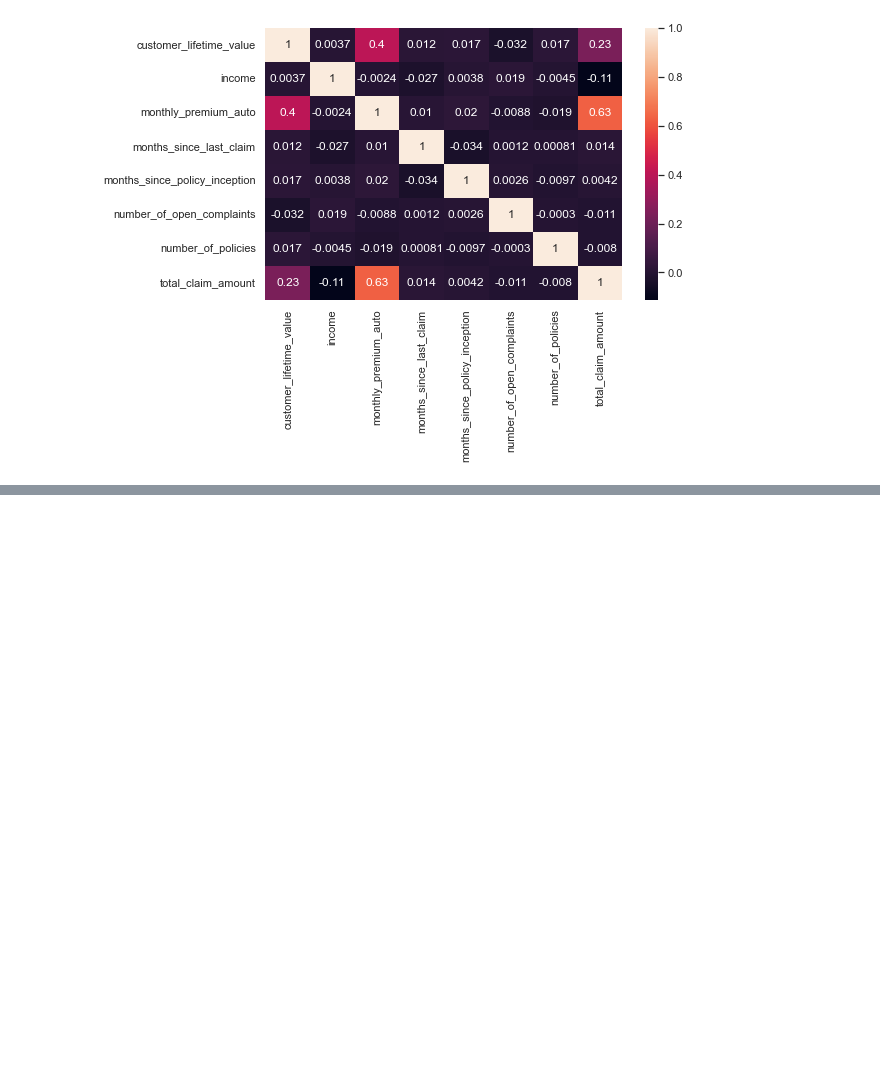
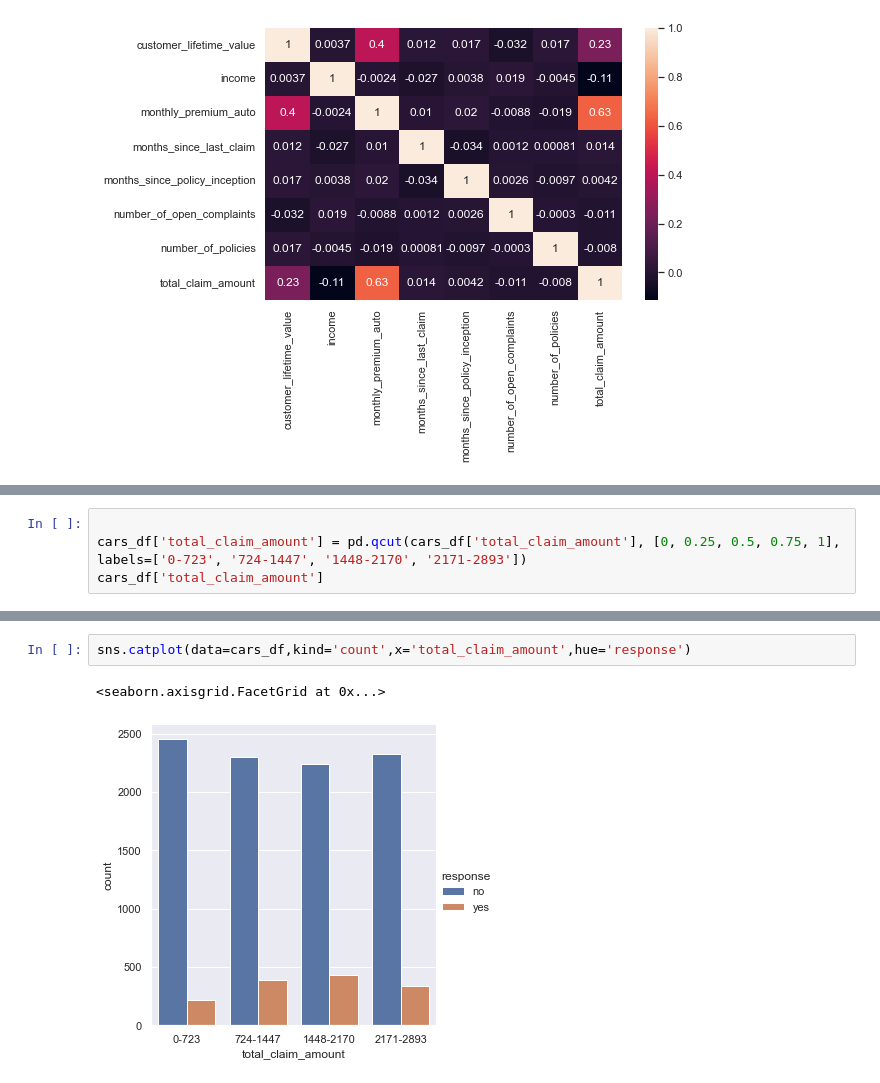
Before and after one commit to ArinaNihon/IRONARINA_LABS, a Jupyter notebook: PYTHON/Lab_Case_Study/Data/Activity_3.ipynb, the cells around one changed output, grey strips where cells are left out. Saved outputs shown, nothing was run; the diff lists cells and outputs as text; blank space fills up the shorter version.

```diff
--- a/PYTHON/Lab_Case_Study/Data/Activity_3.ipynb
+++ b/PYTHON/Lab_Case_Study/Data/Activity_3.ipynb
@@ -162,0 +222,4 @@ sns.heatmap(cars_df.corr(),annot=True)
+# %%
+
+cars_df['total_claim_amount'] = pd.qcut(cars_df['total_claim_amount'], [0, 0.25, 0.5, 0.75, 1], labels=['0-723', '724-1447', '1448-2170', '2171-2893'])
+cars_df['total_claim_amount']
@@ -162,0 +240,5 @@ sns.heatmap(cars_df.corr(),annot=True)
+# %%
+sns.catplot(data=cars_df,kind='count',x='total_claim_amount',hue='response')
+# %% [output]
+<seaborn.axisgrid.FacetGrid at 0x...>
+[figure, added]
```
Also changed, not shown: parts of 14 cells of this notebook.
